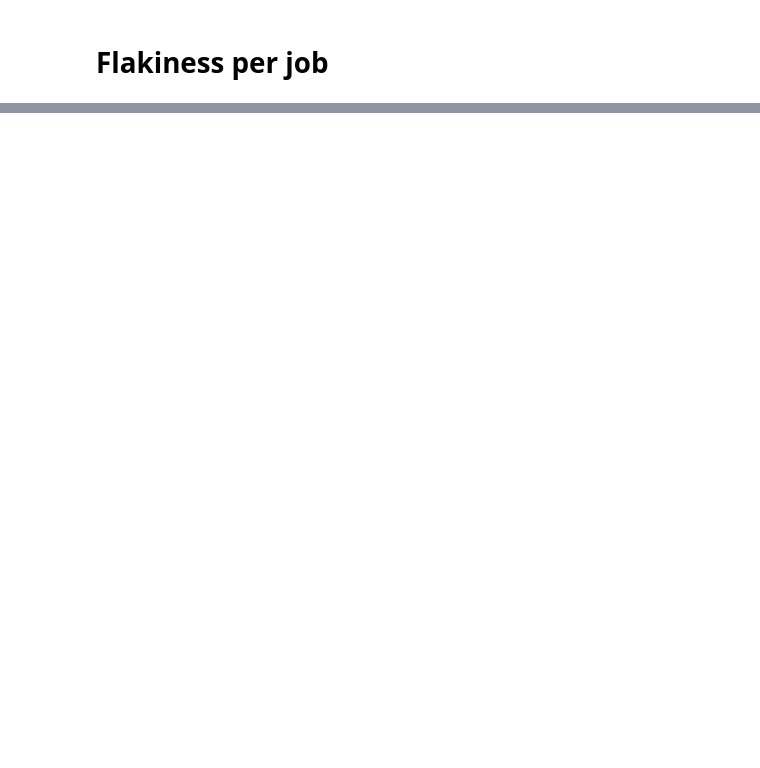
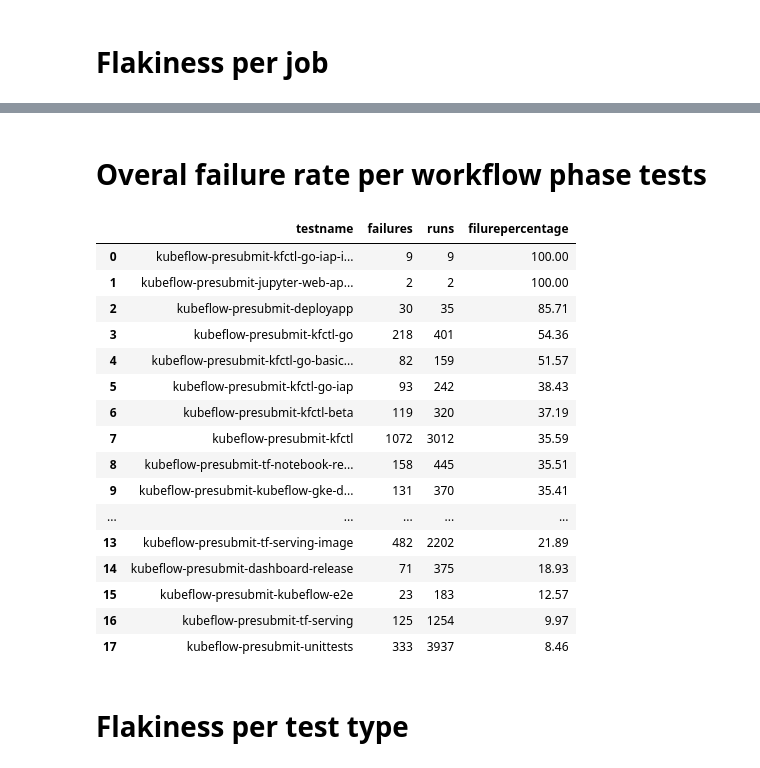
Before and after one commit to kubeflow/testing, a Jupyter notebook: scripts/Flakiness_report.ipynb, the cells around one changed output, grey strips where cells are left out. Cells and saved outputs as stored; diff of their text form; code cells hidden in the pictures; blank space fills up the shorter version.

```diff
--- a/scripts/Flakiness_report.ipynb
+++ b/scripts/Flakiness_report.ipynb
@@ -192,0 +230,51 @@ pd.DataFrame(daily_flakiness).groupby("job",as_index=False).agg(
+# %% [markdown]
+# Overal failure rate per workflow phase tests
+# %%
+%%bigquery teststats
+CREATE TEMP FUNCTION getWorkflowTestName(x STRING)
+RETURNS STRING
+LANGUAGE js AS """
+  var r=/\\d/;
+  var y=x.replace("-e2e","-endtoend");
+  var fd=r.exec(y);
+  y=y.substring(0, y.indexOf(fd) - 1);
+  y=y.replace("-endtoend","-e2e");
+  return y;
+""";
+Select
+    testname,
+    SUM(CASE WHEN mvalue ="Succeeded" THEN 0 ELSE 1 END) failures,
+    COUNT(*) runs,
+    ROUND(SUM(CASE WHEN mvalue ="Succeeded" THEN 0 ELSE 1 END)/COUNT(*)*100, 2) filurepercentage
+From(
+    Select getWorkflowTestName(mkey) testname,mvalue
+    FROM(
+        SELECT m.key mkey, m.value mvalue
+        FROM
+         `k8s-gubernator.build.all`,UNNEST(metadata) as m
+        WHERE
+           job LIKE '%kubeflow-presubmit%' and ENDS_WITH(m.key, "-phase")
+    )
+)
+GROUP BY testname
+ORDER BY filurepercentage DESC
+# %% [output]
+|  | testname | failures | runs | filurepercentage |
+| 0 | kubeflow-presubmit-kfctl-go-iap-i... | 9 | 9 | 100.00 |
+| 1 | kubeflow-presubmit-jupyter-web-ap... | 2 | 2 | 100.00 |
+| 2 | kubeflow-presubmit-deployapp | 30 | 35 | 85.71 |
+| 3 | kubeflow-presubmit-kfctl-go | 218 | 401 | 54.36 |
+| 4 | kubeflow-presubmit-kfctl-go-basic... | 82 | 159 | 51.57 |
+| 5 | kubeflow-presubmit-kfctl-go-iap | 93 | 242 | 38.43 |
+| 6 | kubeflow-presubmit-kfctl-beta | 119 | 320 | 37.19 |
+| 7 | kubeflow-presubmit-kfctl | 1072 | 3012 | 35.59 |
+| 8 | kubeflow-presubmit-tf-notebook-re... | 158 | 445 | 35.51 |
+| 9 | kubeflow-presubmit-kubeflow-gke-d... | 131 | 370 | 35.41 |
+| ... | ... | ... | ... | ... |
+| 13 | kubeflow-presubmit-tf-serving-image | 482 | 2202 | 21.89 |
+| 14 | kubeflow-presubmit-dashboard-release | 71 | 375 | 18.93 |
+| 15 | kubeflow-presubmit-kubeflow-e2e | 23 | 183 | 12.57 |
+| 16 | kubeflow-presubmit-tf-serving | 125 | 1254 | 9.97 |
+| 17 | kubeflow-presubmit-unittests | 333 | 3937 | 8.46 |
+# %% [markdown]
+# Flakiness per test type
```
Also changed, not shown: parts of 9 cells of this notebook.
